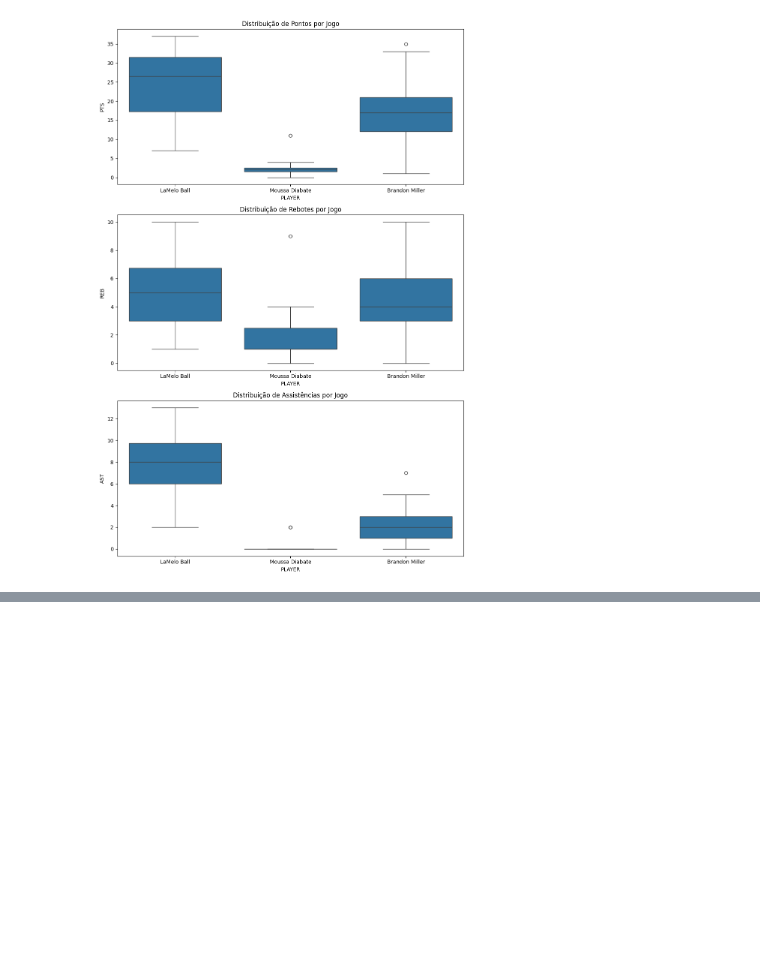
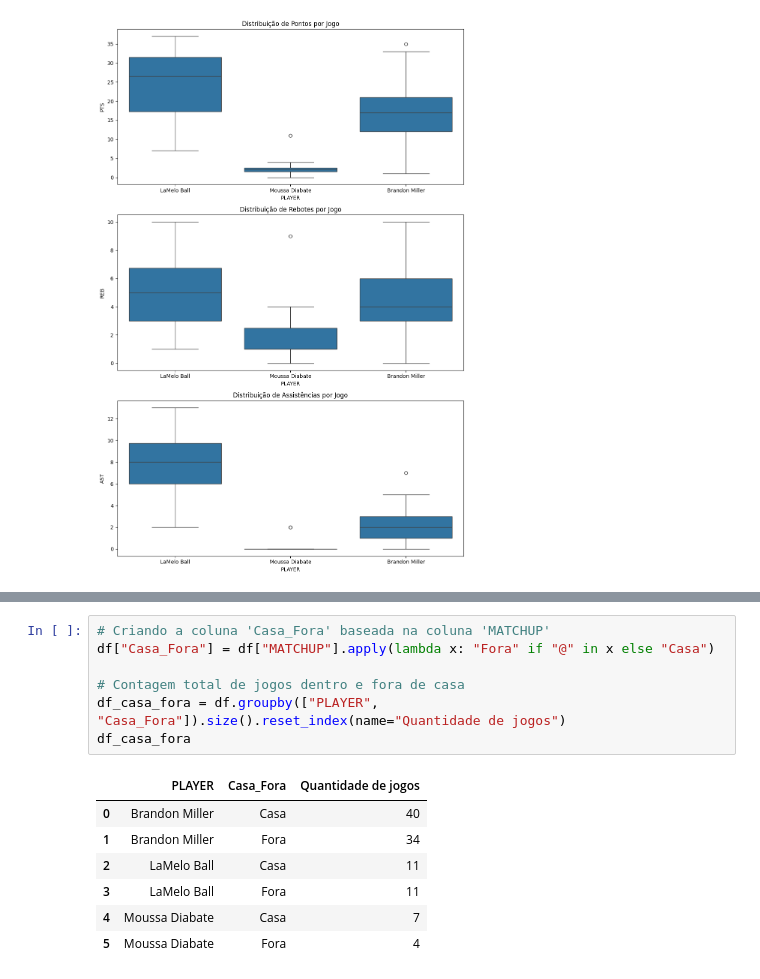
Before and after one commit to genarioazevedoufape/preditor_jogos_nba, a Jupyter notebook: EDA/eda_parte_2.ipynb, the cells around one changed output, grey strips where cells are left out. Drawn from its saved outputs; the diff is of its cells as text; blank space fills up the shorter version.

```diff
--- a/EDA/eda_parte_2.ipynb
+++ b/EDA/eda_parte_2.ipynb
@@ -567,0 +576,15 @@ plt.show()
+# %%
+# Criando a coluna 'Casa_Fora' baseada na coluna 'MATCHUP'
+df["Casa_Fora"] = df["MATCHUP"].apply(lambda x: "Fora" if "@" in x else "Casa")
+
+# Contagem total de jogos dentro e fora de casa
+df_casa_fora = df.groupby(["PLAYER", "Casa_Fora"]).size().reset_index(name="Quantidade de jogos")
+df_casa_fora
+# %% [output]
+|  | PLAYER | Casa_Fora | Quantidade de jogos |
+| 0 | Brandon Miller | Casa | 40 |
+| 1 | Brandon Miller | Fora | 34 |
+| 2 | LaMelo Ball | Casa | 11 |
+| 3 | LaMelo Ball | Fora | 11 |
+| 4 | Moussa Diabate | Casa | 7 |
+| 5 | Moussa Diabate | Fora | 4 |
```
Also changed, not shown: parts of 2 cells of this notebook.
